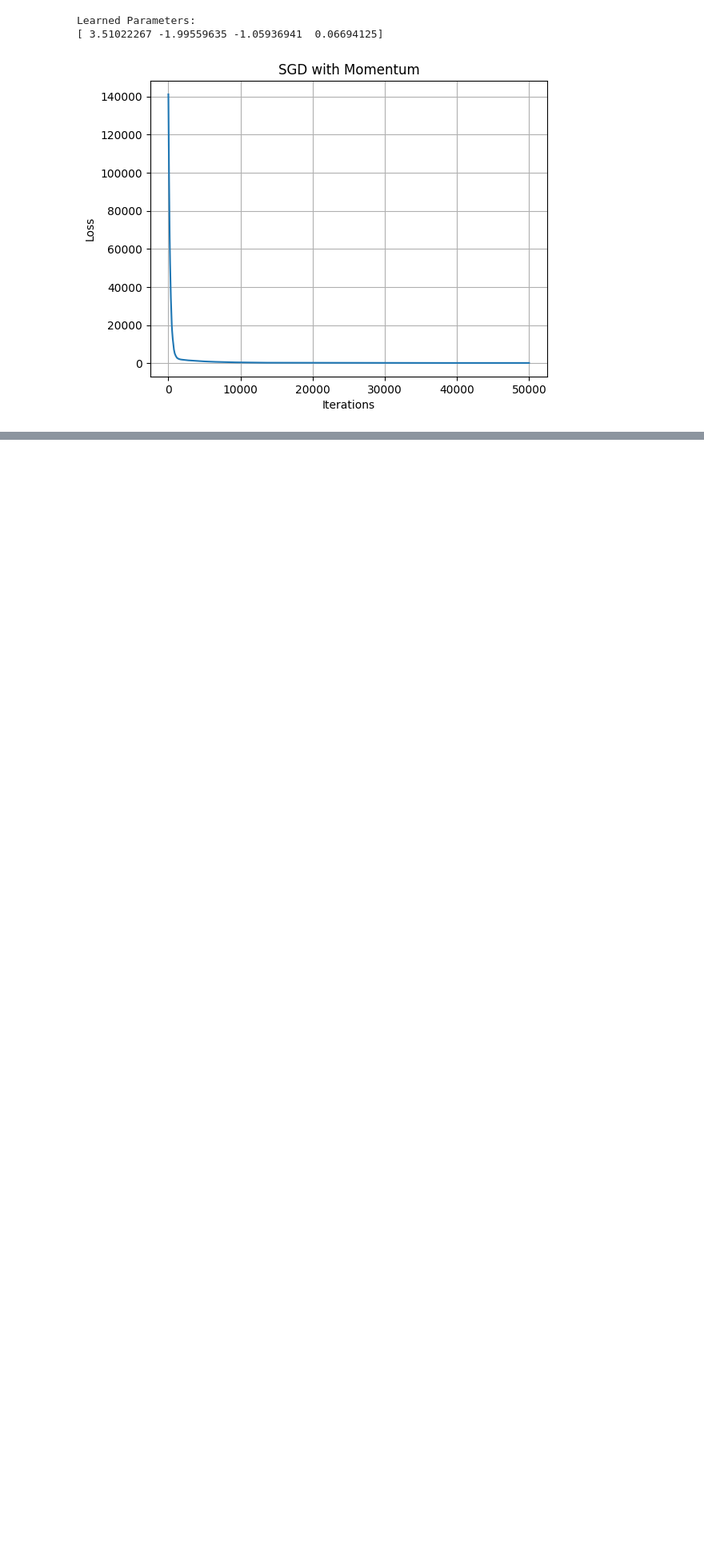
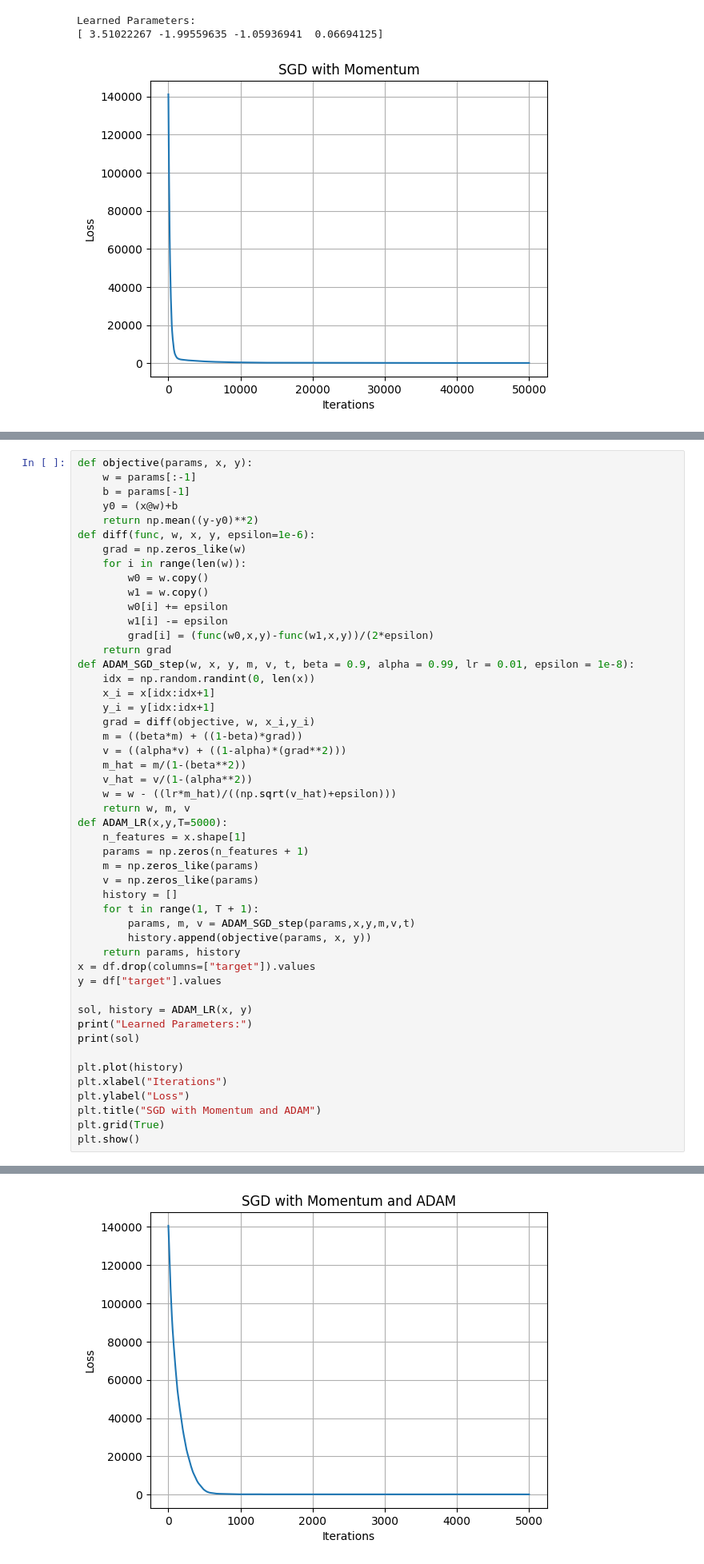
Before and after one commit to piyushkumar-tiwari/ML-and-Algorithms-Foundations, a Jupyter notebook: Machine Learning/Simple Linear Regression.ipynb, the cells around one changed output, grey strips where cells are left out. Shown at 80% size. Cells and saved outputs as stored; diff of their text form; blank space fills up the shorter version.

Commit message:
stochastic gradient descent with momentum and Adam optimization to linear regression notebook

```diff
--- a/Machine Learning/Simple Linear Regression.ipynb
+++ b/Machine Learning/Simple Linear Regression.ipynb
@@ -291,0 +294,50 @@ Learned Parameters:
+# %%
+def objective(params, x, y):
+    w = params[:-1]
+    b = params[-1]
+    y0 = (x@w)+b
+    return np.mean((y-y0)**2)
+def diff(func, w, x, y, epsilon=1e-6):
+    grad = np.zeros_like(w)
+    for i in range(len(w)):
+        w0 = w.copy()
+        w1 = w.copy()
+        w0[i] += epsilon
+        w1[i] -= epsilon
+        grad[i] = (func(w0,x,y)-func(w1,x,y))/(2*epsilon)
+    return grad
+def ADAM_SGD_step(w, x, y, m, v, t, beta = 0.9, alpha = 0.99, lr = 0.01, epsilon = 1e-8):
+    idx = np.random.randint(0, len(x))
+    x_i = x[idx:idx+1]
+    y_i = y[idx:idx+1]
+    grad = diff(objective, w, x_i,y_i)
+    m = ((beta*m) + ((1-beta)*grad))
+    v = ((alpha*v) + ((1-alpha)*(grad**2)))
+    m_hat = m/(1-(beta**2))
+    v_hat = v/(1-(alpha**2))
+    w = w - ((lr*m_hat)/((np.sqrt(v_hat)+epsilon)))
+    return w, m, v
+def ADAM_LR(x,y,T=5000):
+    n_features = x.shape[1]
+    params = np.zeros(n_features + 1)
+    m = np.zeros_like(params)
+    v = np.zeros_like(params)
+    history = []
+    for t in range(1, T + 1):
+        params, m, v = ADAM_SGD_step(params,x,y,m,v,t)
+        history.append(objective(params, x, y))
+    return params, history
+x = df.drop(columns=["target"]).values
+y = df["target"].values
+
+sol, history = ADAM_LR(x, y)
+print("Learned Parameters:")
+print(sol)
+
+plt.plot(history)
+plt.xlabel("Iterations")
+plt.ylabel("Loss")
+plt.title("SGD with Momentum and ADAM")
+plt.grid(True)
+plt.show()
+# %% [output]
@@ -291,0 +346 @@ Learned Parameters:
+[figure, added]
```
Also changed, not shown: parts of 2 cells of this notebook, 1 other file.
